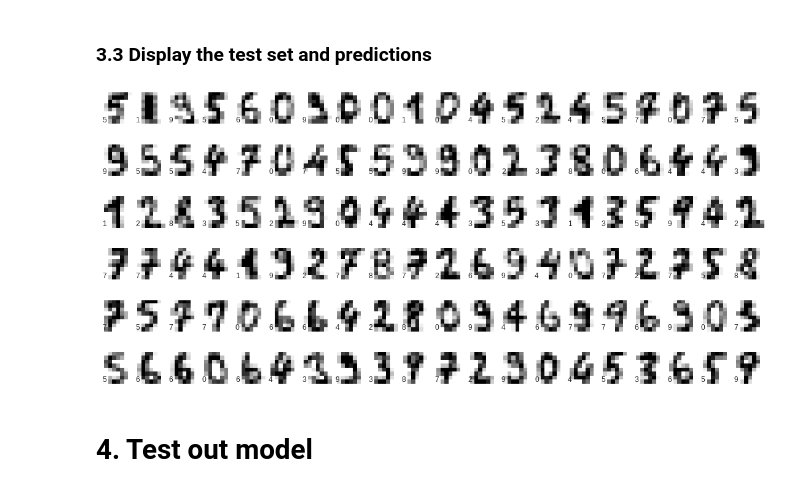
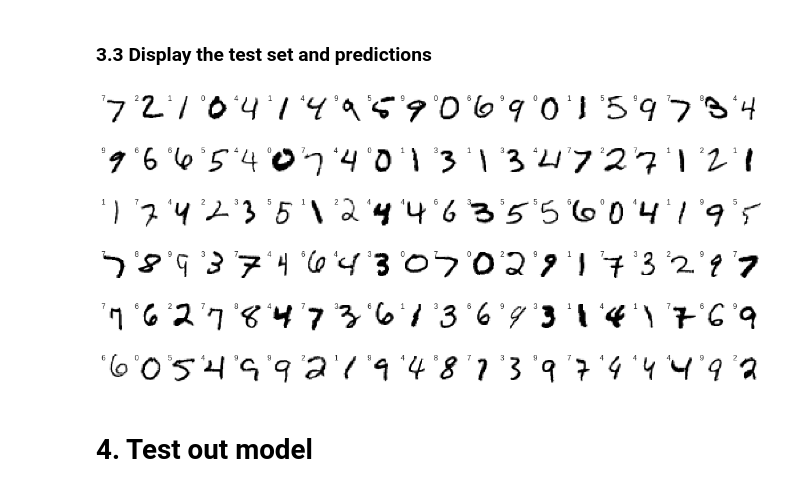
Before and after one commit to DavorJordacevic/TensorFlow-Keras-Neural-Networks, a Jupyter notebook: Convolutional_neural_network_with_Keras_Digits.ipynb, the cells around one changed output. Saved outputs shown, nothing was run; the diff lists cells and outputs as text; code cells hidden in the pictures.

```diff
--- a/Convolutional_neural_network_with_Keras_Digits.ipynb
+++ b/Convolutional_neural_network_with_Keras_Digits.ipynb
@@ -90,0 +68,14 @@ for i in range(64):
+# %%
+img_rows, img_cols = 28, 28
+
+X_train = X_train.reshape(X_train.shape[0], img_rows, img_cols, 1)
+X_test = X_test.reshape(X_test.shape[0], img_rows, img_cols, 1)
+
+X_train = X_train.astype('float32')
+X_test = X_test.astype('float32')
+
+X_train /= 255.
+X_test /= 255.
+
+print('X_train:\t{}' .format(X_train.shape),' -reshaped')
+print('X_test: \t{}' .format(X_test.shape),' -reshaped')
@@ -105,7 +99,7 @@ num_classes = y_test.shape[1]
 ### 2.1 Hyperparameters
 # %%
 # Hyperparameters
-training_epochs = 200 # Total number of training epochs
+training_epochs = 10 # Total number of training epochs
 learning_rate = 0.03 # The learning rate
 # %% [markdown]
 ### 2.2 Creating a model
@@ -117,17 +109,14 @@ To make this work in keras we need to compile a model. An important choice to ma
 # create a model
 def create_model():
   model = Sequential()
-  model.add(Conv2D(64,input_shape=(8,8,1),padding="same", kernel_size=(3, 3),activation='relu'))
-  model.add(Dropout(0.2))
+  model.add(Conv2D(64,input_shape=(28,28,1),padding="same", kernel_size=(3, 3),activation='relu'))
   model.add(MaxPooling2D(pool_size=(2, 2)))
-  model.add(Dropout(0.2))
+  model.add(Dropout(0.25))
   model.add(Flatten())
-  model.add(Dense(64, activation='relu'))
-  model.add(Dropout(0.2))
   model.add(Dense(10, activation='softmax'))
 
   # Compile a model
-  model.compile(loss='categorical_crossentropy', optimizer=adam(learning_rate), metrics=['accuracy'])
+  model.compile(loss='categorical_crossentropy', optimizer=keras.optimizers.Adadelta(), metrics=['accuracy'])
   return model
 model = create_model()
 model.summary()
@@ -157,7 +146,7 @@ Let's trains the model for a given number of epochs.
 results = model.fit(
  X_train, y_train,
  epochs= training_epochs,
- batch_size = 128,
+ batch_size = 64,
  validation_data = (X_test, y_test),
- verbose = 0
+ verbose = 2
 )
@@ -240,17 +247,17 @@ Loss difference : 8.9132
 # %%
 # set up the figure
 fig = plt.figure(figsize=(15, 7))
 fig.subplots_adjust(left=0, right=1, bottom=0, top=1, hspace=0.05, wspace=0.05)
 
 # plot the digits: each image is 8x8 pixels
 for i in range(120):
     ax = fig.add_subplot(6, 20, i + 1, xticks=[], yticks=[])
-    ax.imshow(X_test[i+50,:].reshape((8,8)),cmap=plt.cm.gray_r, interpolation='nearest')
+    ax.imshow(X_test[i,:].reshape((28,28)),cmap=plt.cm.gray_r, interpolation='nearest')
 
     # label the image with the target value
-    ax.text(0, 7, str(prediction_values[i+50]))
+    ax.text(0, 7, str(prediction_values[i]))
 # %% [output]
-[figure, old version]
+[figure, new version]
 # %% [markdown]
 # 4. Test out model
 # %% [markdown]
```
Also changed, not shown: parts of 20 cells of this notebook.
